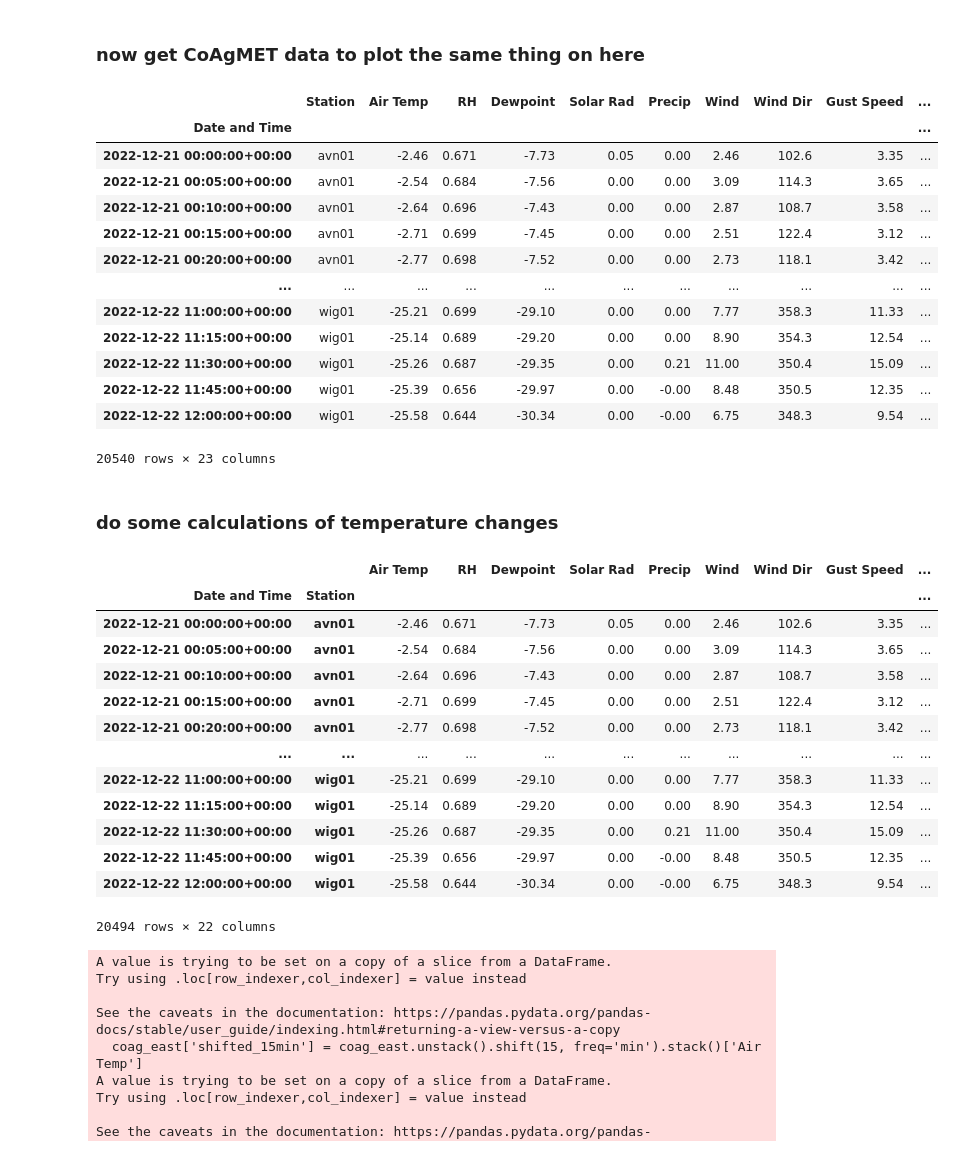
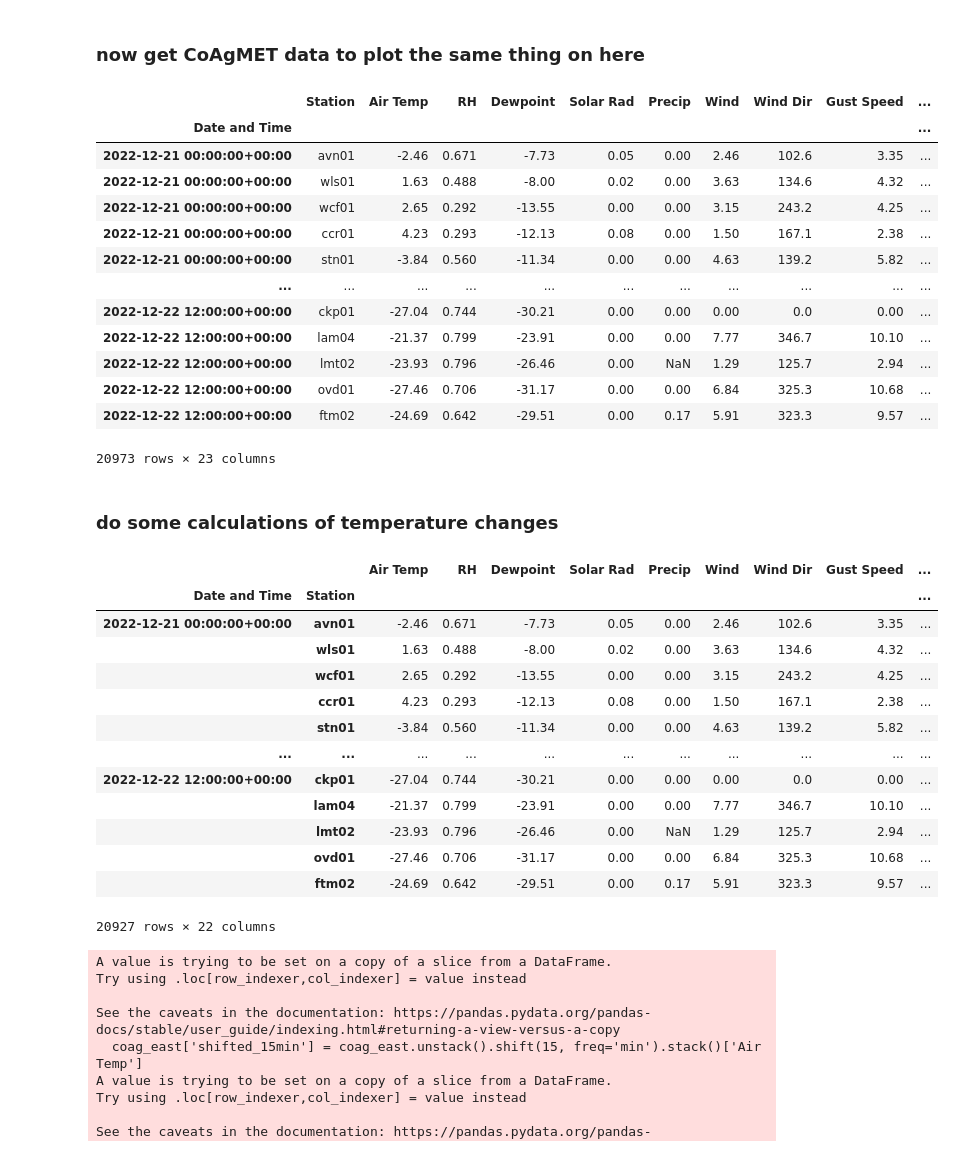
Before and after one commit to russ-schumacher/dec2022_coldfront, a Jupyter notebook: wrf_tempchange_dec2022.ipynb, the cells around one changed output. Drawn from its saved outputs; the diff is of its cells as text; code cells hidden in the pictures.

```diff
--- a/wrf_tempchange_dec2022.ipynb
+++ b/wrf_tempchange_dec2022.ipynb
@@ -201,44 +215,45 @@ hourly['Date and Time'] = hourly['Date and Time'].dt.tz_localize("UTC")
 hourly.set_index(['Date and Time'],inplace=True)
 
 ### get NW data too
 nw = pd.read_csv("https://coagmet.colostate.edu/data/nw/15min.csv?header=yes&from=2022-12-21&to=2022-12-22&units=m&tz=utc",
                   skiprows=[1], parse_dates=['Date and Time'])
 
 meta_nw = pd.read_csv("https://coagmet.colostate.edu/data/nw/metadata.csv?header=yes")
 nw = nw.merge(meta_nw)
 
 nw.replace(-999.,np.nan,inplace=True)
 nw['Date and Time'] = nw['Date and Time'].dt.tz_localize("UTC")
 nw.set_index(['Date and Time'],inplace=True)
 
 nw.rename(columns={'Avg Temp':'Air Temp'},inplace=True) ### rename avg temp to air temp
 
 ### merge them
 #coag = pd.concat([coag,hourly,nw])
 coag = pd.concat([coag,nw])
+coag = coag.sort_index()
 
 ### do a time subset
 coag_east = coag[:'2022-12-22 12:00']
 
 ### remove western CO stations
 coag_east = coag_east[coag_east['Longitude (degE)'] > -105.6]
 
 coag_east
 # %% [output]
 |  | Station | Air Temp | RH | Dewpoint | Solar Rad | Precip | Wind | Wind Dir | Gust Speed | ... |
 | Date and Time |  |  |  |  |  |  |  |  |  | ... |
 | 2022-12-21 00:00:00+00:00 | avn01 | -2.46 | 0.671 | -7.73 | 0.05 | 0.00 | 2.46 | 102.6 | 3.35 | ... |
-| 2022-12-21 00:05:00+00:00 | avn01 | -2.54 | 0.684 | -7.56 | 0.00 | 0.00 | 3.09 | 114.3 | 3.65 | ... |
-| 2022-12-21 00:10:00+00:00 | avn01 | -2.64 | 0.696 | -7.43 | 0.00 | 0.00 | 2.87 | 108.7 | 3.58 | ... |
-| 2022-12-21 00:15:00+00:00 | avn01 | -2.71 | 0.699 | -7.45 | 0.00 | 0.00 | 2.51 | 122.4 | 3.12 | ... |
-| 2022-12-21 00:20:00+00:00 | avn01 | -2.77 | 0.698 | -7.52 | 0.00 | 0.00 | 2.73 | 118.1 | 3.42 | ... |
+| 2022-12-21 00:00:00+00:00 | wls01 | 1.63 | 0.488 | -8.00 | 0.02 | 0.00 | 3.63 | 134.6 | 4.32 | ... |
+| 2022-12-21 00:00:00+00:00 | wcf01 | 2.65 | 0.292 | -13.55 | 0.00 | 0.00 | 3.15 | 243.2 | 4.25 | ... |
+| 2022-12-21 00:00:00+00:00 | ccr01 | 4.23 | 0.293 | -12.13 | 0.08 | 0.00 | 1.50 | 167.1 | 2.38 | ... |
+| 2022-12-21 00:00:00+00:00 | stn01 | -3.84 | 0.560 | -11.34 | 0.00 | 0.00 | 4.63 | 139.2 | 5.82 | ... |
 | ... | ... | ... | ... | ... | ... | ... | ... | ... | ... | ... |
-| 2022-12-22 11:00:00+00:00 | wig01 | -25.21 | 0.699 | -29.10 | 0.00 | 0.00 | 7.77 | 358.3 | 11.33 | ... |
-| 2022-12-22 11:15:00+00:00 | wig01 | -25.14 | 0.689 | -29.20 | 0.00 | 0.00 | 8.90 | 354.3 | 12.54 | ... |
-| 2022-12-22 11:30:00+00:00 | wig01 | -25.26 | 0.687 | -29.35 | 0.00 | 0.21 | 11.00 | 350.4 | 15.09 | ... |
-| 2022-12-22 11:45:00+00:00 | wig01 | -25.39 | 0.656 | -29.97 | 0.00 | -0.00 | 8.48 | 350.5 | 12.35 | ... |
-| 2022-12-22 12:00:00+00:00 | wig01 | -25.58 | 0.644 | -30.34 | 0.00 | -0.00 | 6.75 | 348.3 | 9.54 | ... |
+| 2022-12-22 12:00:00+00:00 | ckp01 | -27.04 | 0.744 | -30.21 | 0.00 | 0.00 | 0.00 | 0.0 | 0.00 | ... |
+| 2022-12-22 12:00:00+00:00 | lam04 | -21.37 | 0.799 | -23.91 | 0.00 | 0.00 | 7.77 | 346.7 | 10.10 | ... |
+| 2022-12-22 12:00:00+00:00 | lmt02 | -23.93 | 0.796 | -26.46 | 0.00 | NaN | 1.29 | 125.7 | 2.94 | ... |
+| 2022-12-22 12:00:00+00:00 | ovd01 | -27.46 | 0.706 | -31.17 | 0.00 | 0.00 | 6.84 | 325.3 | 10.68 | ... |
+| 2022-12-22 12:00:00+00:00 | ftm02 | -24.69 | 0.642 | -29.51 | 0.00 | 0.17 | 5.91 | 323.3 | 9.57 | ... |
-20540 rows × 23 columns
+20973 rows × 23 columns
 # %% [markdown]
 ### do some calculations of temperature changes
 # %%
@@ -251,17 +266,17 @@ coag_east
 |  |  | Air Temp | RH | Dewpoint | Solar Rad | Precip | Wind | Wind Dir | Gust Speed | ... |
 | Date and Time | Station |  |  |  |  |  |  |  |  | ... |
 | 2022-12-21 00:00:00+00:00 | avn01 | -2.46 | 0.671 | -7.73 | 0.05 | 0.00 | 2.46 | 102.6 | 3.35 | ... |
-| 2022-12-21 00:05:00+00:00 | avn01 | -2.54 | 0.684 | -7.56 | 0.00 | 0.00 | 3.09 | 114.3 | 3.65 | ... |
-| 2022-12-21 00:10:00+00:00 | avn01 | -2.64 | 0.696 | -7.43 | 0.00 | 0.00 | 2.87 | 108.7 | 3.58 | ... |
-| 2022-12-21 00:15:00+00:00 | avn01 | -2.71 | 0.699 | -7.45 | 0.00 | 0.00 | 2.51 | 122.4 | 3.12 | ... |
-| 2022-12-21 00:20:00+00:00 | avn01 | -2.77 | 0.698 | -7.52 | 0.00 | 0.00 | 2.73 | 118.1 | 3.42 | ... |
+|  | wls01 | 1.63 | 0.488 | -8.00 | 0.02 | 0.00 | 3.63 | 134.6 | 4.32 | ... |
+|  | wcf01 | 2.65 | 0.292 | -13.55 | 0.00 | 0.00 | 3.15 | 243.2 | 4.25 | ... |
+|  | ccr01 | 4.23 | 0.293 | -12.13 | 0.08 | 0.00 | 1.50 | 167.1 | 2.38 | ... |
+|  | stn01 | -3.84 | 0.560 | -11.34 | 0.00 | 0.00 | 4.63 | 139.2 | 5.82 | ... |
 | ... | ... | ... | ... | ... | ... | ... | ... | ... | ... | ... |
-| 2022-12-22 11:00:00+00:00 | wig01 | -25.21 | 0.699 | -29.10 | 0.00 | 0.00 | 7.77 | 358.3 | 11.33 | ... |
-| 2022-12-22 11:15:00+00:00 | wig01 | -25.14 | 0.689 | -29.20 | 0.00 | 0.00 | 8.90 | 354.3 | 12.54 | ... |
-| 2022-12-22 11:30:00+00:00 | wig01 | -25.26 | 0.687 | -29.35 | 0.00 | 0.21 | 11.00 | 350.4 | 15.09 | ... |
-| 2022-12-22 11:45:00+00:00 | wig01 | -25.39 | 0.656 | -29.97 | 0.00 | -0.00 | 8.48 | 350.5 | 12.35 | ... |
-| 2022-12-22 12:00:00+00:00 | wig01 | -25.58 | 0.644 | -30.34 | 0.00 | -0.00 | 6.75 | 348.3 | 9.54 | ... |
+| 2022-12-22 12:00:00+00:00 | ckp01 | -27.04 | 0.744 | -30.21 | 0.00 | 0.00 | 0.00 | 0.0 | 0.00 | ... |
+|  | lam04 | -21.37 | 0.799 | -23.91 | 0.00 | 0.00 | 7.77 | 346.7 | 10.10 | ... |
+|  | lmt02 | -23.93 | 0.796 | -26.46 | 0.00 | NaN | 1.29 | 125.7 | 2.94 | ... |
+|  | ovd01 | -27.46 | 0.706 | -31.17 | 0.00 | 0.00 | 6.84 | 325.3 | 10.68 | ... |
+|  | ftm02 | -24.69 | 0.642 | -29.51 | 0.00 | 0.17 | 5.91 | 323.3 | 9.57 | ... |
-20494 rows × 22 columns
+20927 rows × 22 columns
 # %%
 coag_east['shifted_15min'] = coag_east.unstack().shift(15, freq='min').stack()['Air Temp']
 coag_east['shifted_30min'] = coag_east.unstack().shift(30, freq='min').stack()['Air Temp']
```
Also changed, not shown: parts of 10 cells of this notebook, 2 other files.
